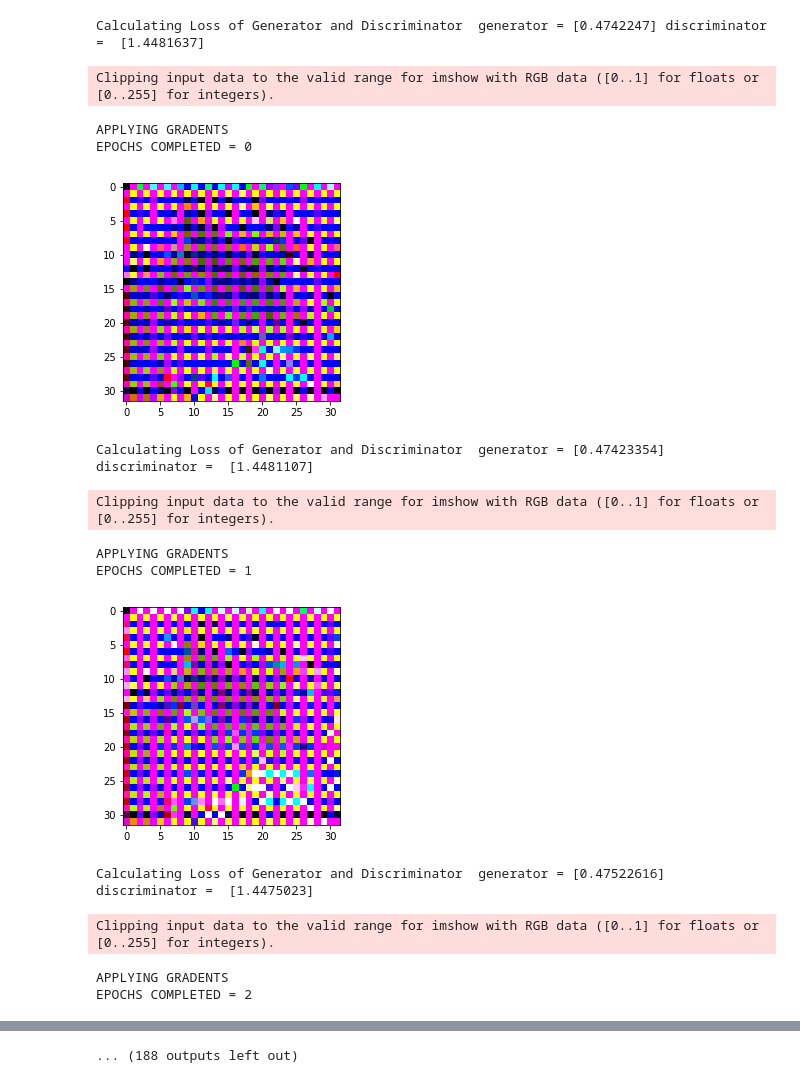
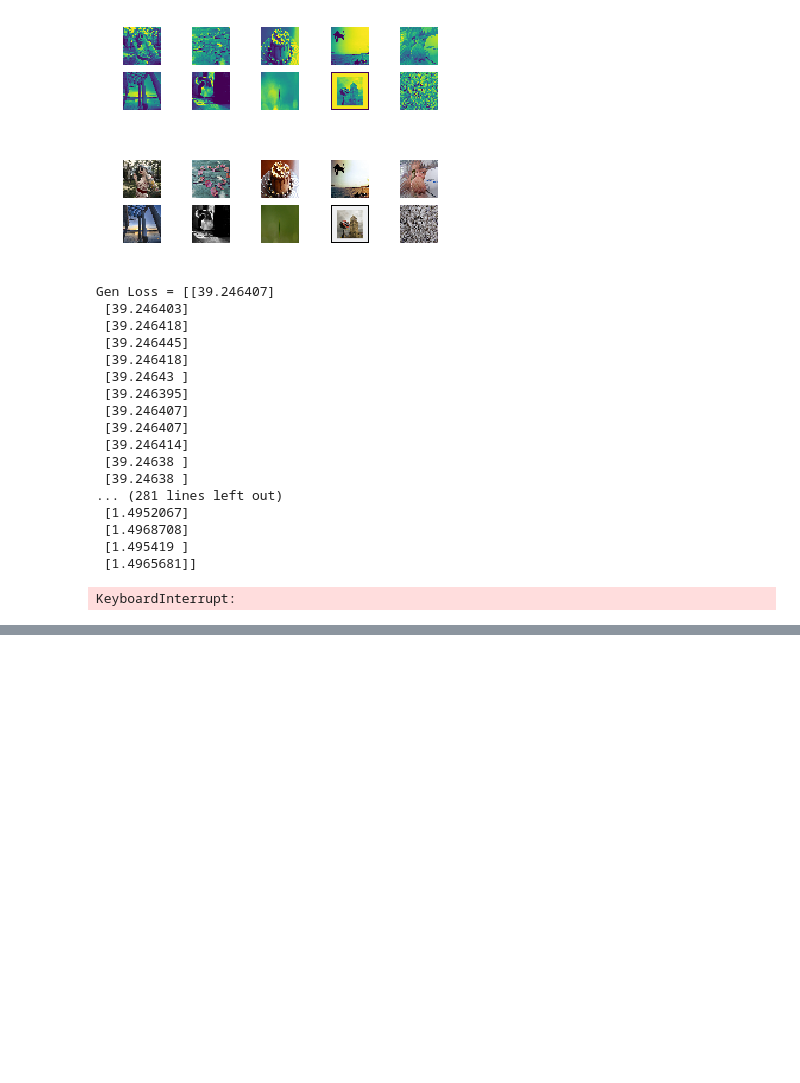
Before and after one commit to SanjivG10/ImageColorizer, a Jupyter notebook: Image Colorization.ipynb, the cells around one changed output, grey strips where cells are left out. Drawn from its saved outputs; the diff is of its cells as text; code cells hidden in the pictures; blank space fills up the shorter version.

```diff
--- a/Image Colorization.ipynb
+++ b/Image Colorization.ipynb
@@ -185,19 +208,25 @@ image_colorizer = ImageColorizer()
 gen = image_colorizer.generator_model()
 dis = image_colorizer.discriminator_model()
 # %%
-image_colorizer.train(gray_images_resized,color_images_resized,test)
+image_colorizer.train(gray_images_resized_type,color_images_resized_type,test)
 # %% [output]
+[figure, new version]
+[figure, new version]
-Calculating Loss of Generator and Discriminator  generator = [0.4742247] discriminator =  [1.4481637]
+Gen Loss = [[39.246407]
+ [39.246403]
+ [39.246418]
+ [39.246445]
+ [39.246418]
+ [39.24643 ]
+ [39.246395]
+ [39.246407]
+ [39.246407]
+ [39.246414]
+ [39.24638 ]
+ [39.24638 ]
+... (281 lines left out)
+ [1.4952067]
+ [1.4968708]
+ [1.495419 ]
+ [1.4965681]]
-Clipping input data to the valid range for imshow with RGB data ([0..1] for floats or [0..255] for integers).
+KeyboardInterrupt:
-APPLYING GRADENTS
-EPOCHS COMPLETED = 0
-[figure, old version]
-Calculating Loss of Generator and Discriminator  generator = [0.47423354] discriminator =  [1.4481107]
-Clipping input data to the valid range for imshow with RGB data ([0..1] for floats or [0..255] for integers).
-APPLYING GRADENTS
-EPOCHS COMPLETED = 1
-[figure, old version]
-Calculating Loss of Generator and Discriminator  generator = [0.47522616] discriminator =  [1.4475023]
-Clipping input data to the valid range for imshow with RGB data ([0..1] for floats or [0..255] for integers).
-APPLYING GRADENTS
-EPOCHS COMPLETED = 2
@@ -205 +232,0 @@ EPOCHS COMPLETED = 2
-... (188 outputs left out)
```
Also changed, not shown: parts of 7 cells of this notebook.
